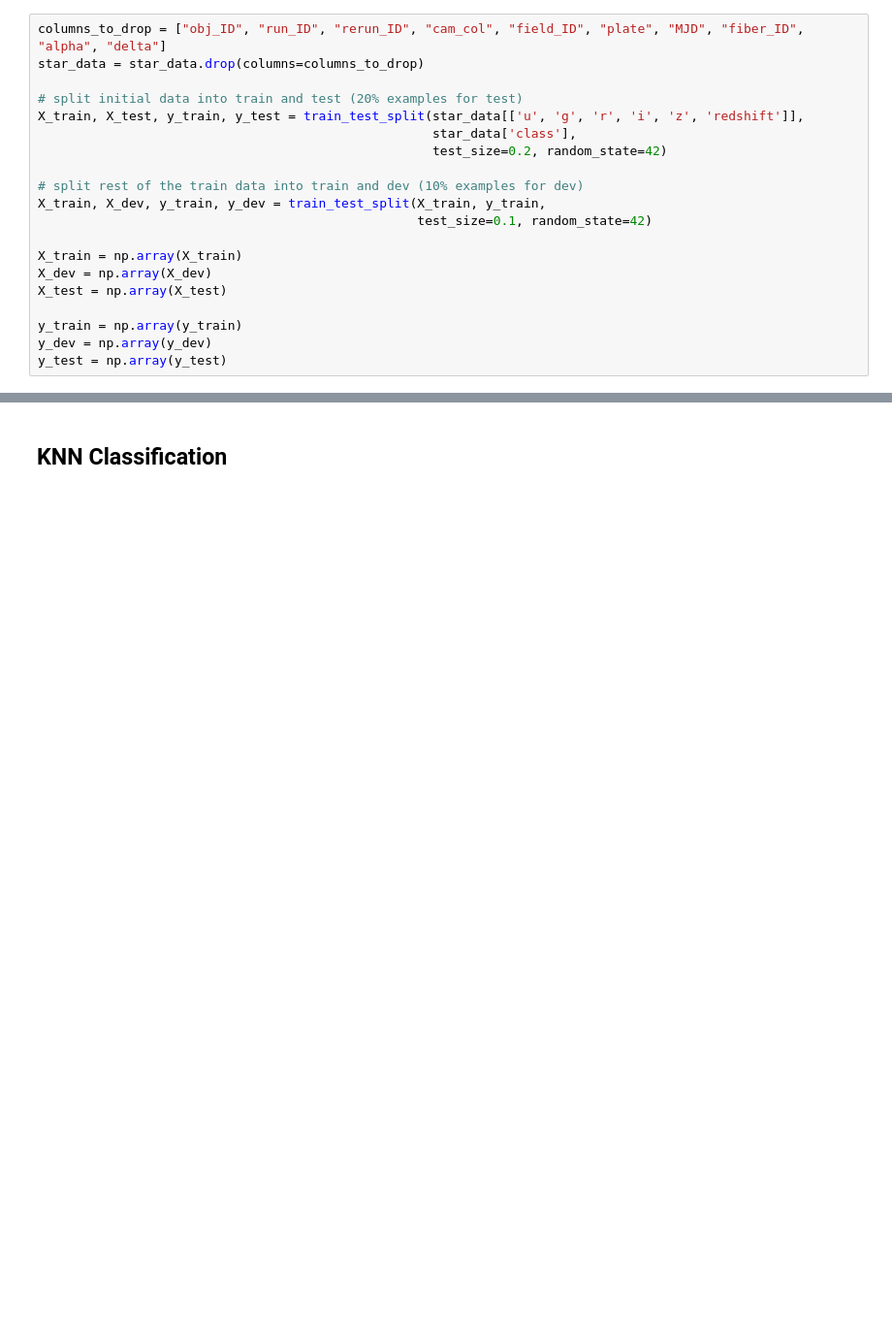
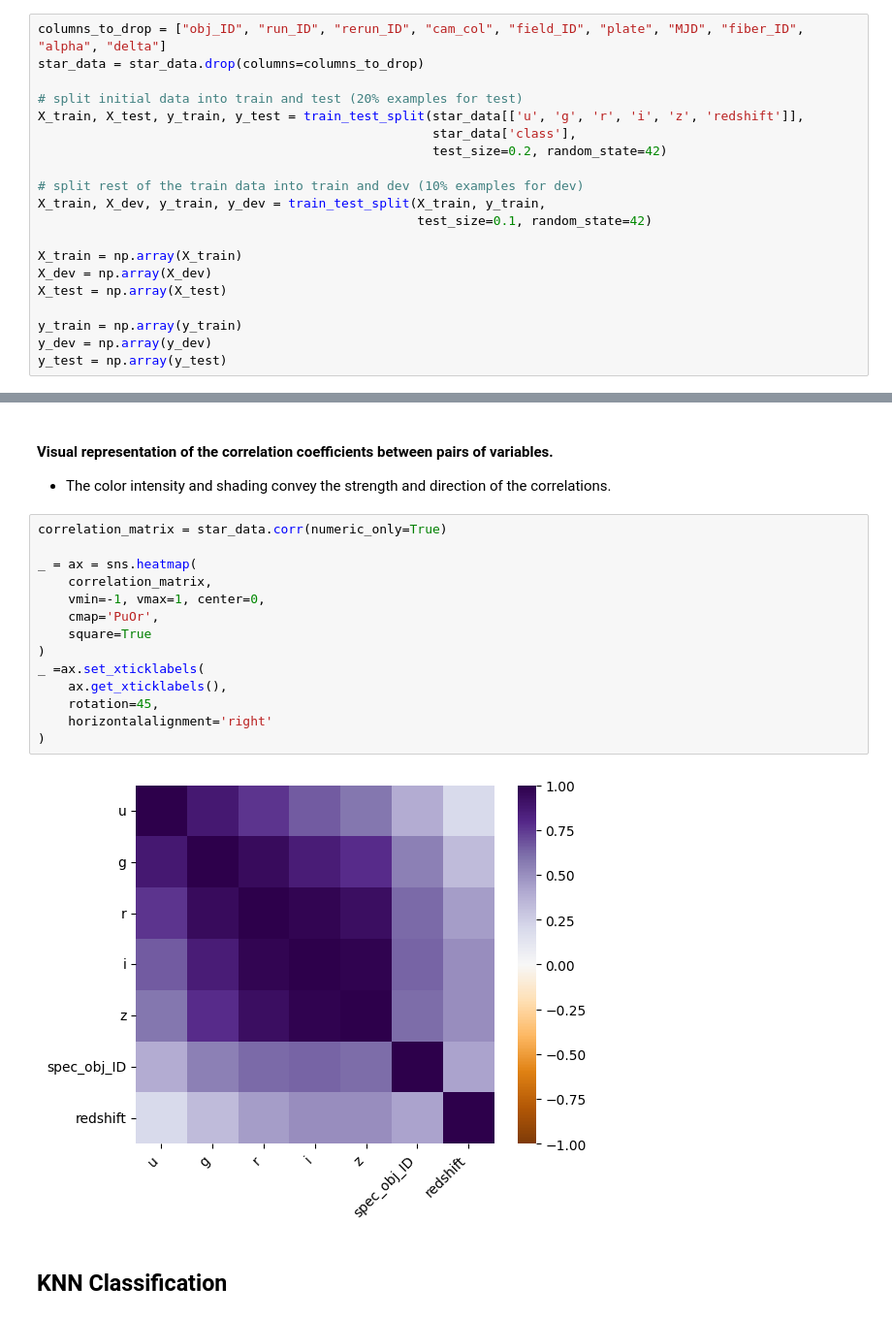
Before and after one commit to alvionaM/stellar-classification, a Jupyter notebook: notebooks/ML-Algorithms.ipynb, the cells around one changed output, grey strips where cells are left out. Shown at 97% size. Saved outputs shown, nothing was run; the diff lists cells and outputs as text; blank space fills up the shorter version.

```diff
--- a/notebooks/ML-Algorithms.ipynb
+++ b/notebooks/ML-Algorithms.ipynb
@@ -347,3 +316,23 @@ y_test = np.array(y_test)
+# %% [markdown]
+#### Visual representation of the correlation coefficients between pairs of variables.
+
+- The color intensity and shading convey the strength and direction of the correlations.
+# %%
+correlation_matrix = star_data.corr(numeric_only=True)
+
+_ = ax = sns.heatmap(
+    correlation_matrix,
+    vmin=-1, vmax=1, center=0,
+    cmap='PuOr',
+    square=True
+)
+_ =ax.set_xticklabels(
+    ax.get_xticklabels(),
+    rotation=45,
+    horizontalalignment='right'
+)
+# %% [output]
+[figure, added]
 # %% [markdown]
 ## KNN Classification
 # %% [markdown]
```
Also changed, not shown: parts of 24 cells of this notebook, 1 other file.
